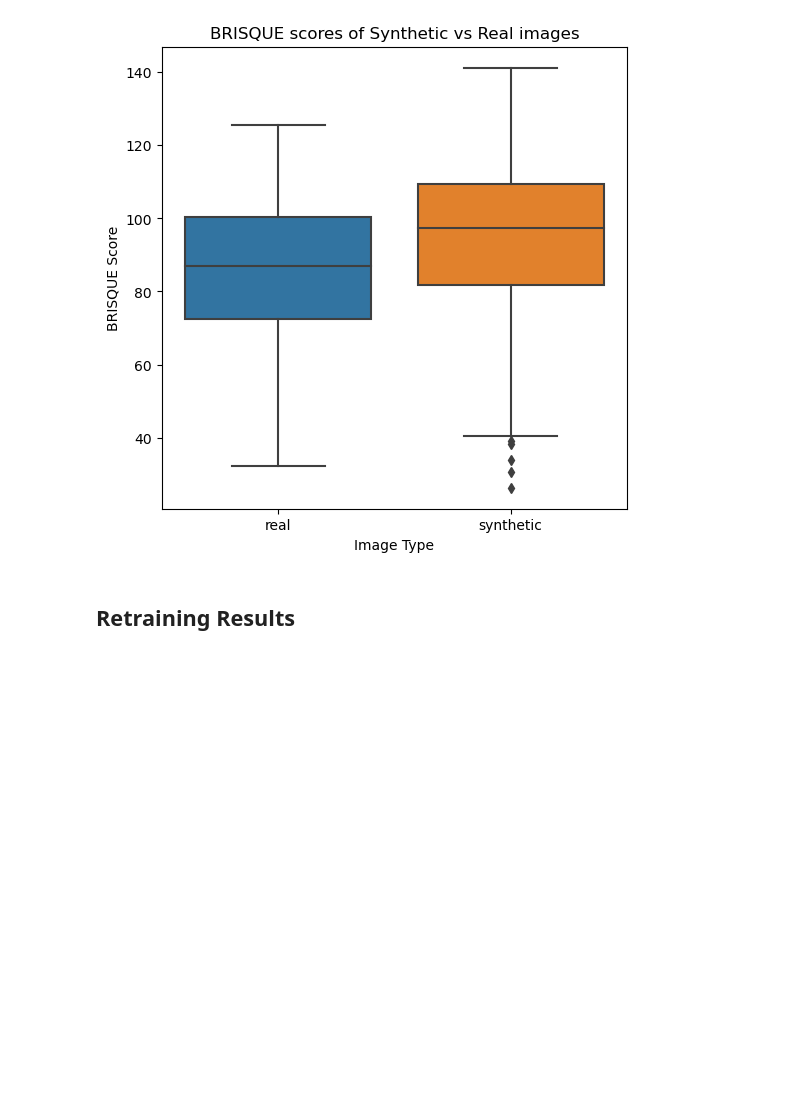
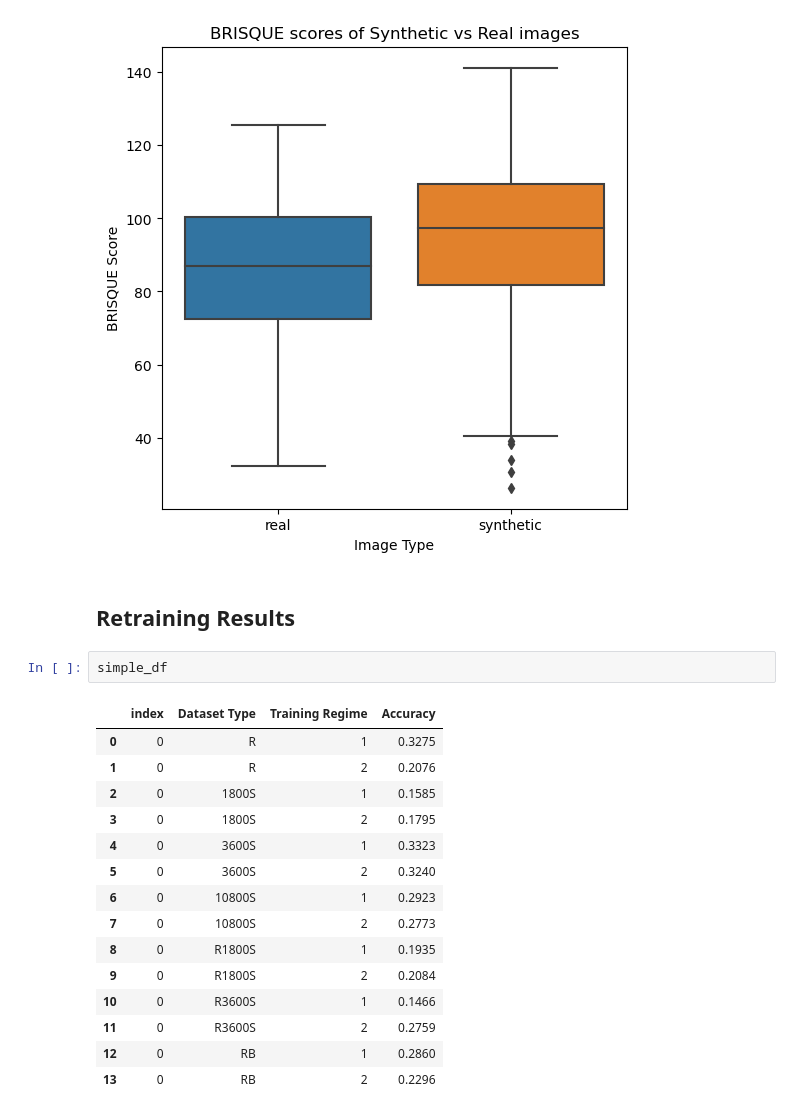
Before and after one commit to pontikos-lab/syntheye, a Jupyter notebook: notebooks/results_compilation.ipynb, the cells around one changed output. Saved outputs shown, nothing was run; the diff lists cells and outputs as text; blank space fills up the shorter version.

```diff
--- a/notebooks/results_compilation.ipynb
+++ b/notebooks/results_compilation.ipynb
@@ -172,4 +246,22 @@ plt.show()
 [figure]
 # %% [markdown]
 ## Retraining Results
+# %%
+simple_df
+# %% [output]
+|  | index | Dataset Type | Training Regime | Accuracy |
+| 0 | 0 | R | 1 | 0.3275 |
+| 1 | 0 | R | 2 | 0.2076 |
+| 2 | 0 | 1800S | 1 | 0.1585 |
+| 3 | 0 | 1800S | 2 | 0.1795 |
+| 4 | 0 | 3600S | 1 | 0.3323 |
+| 5 | 0 | 3600S | 2 | 0.3240 |
+| 6 | 0 | 10800S | 1 | 0.2923 |
+| 7 | 0 | 10800S | 2 | 0.2773 |
+| 8 | 0 | R1800S | 1 | 0.1935 |
+| 9 | 0 | R1800S | 2 | 0.2084 |
+| 10 | 0 | R3600S | 1 | 0.1466 |
+| 11 | 0 | R3600S | 2 | 0.2759 |
+| 12 | 0 | RB | 1 | 0.2860 |
+| 13 | 0 | RB | 2 | 0.2296 |
 # %%
```
Also changed, not shown: parts of 12 cells of this notebook, 12 other files.
